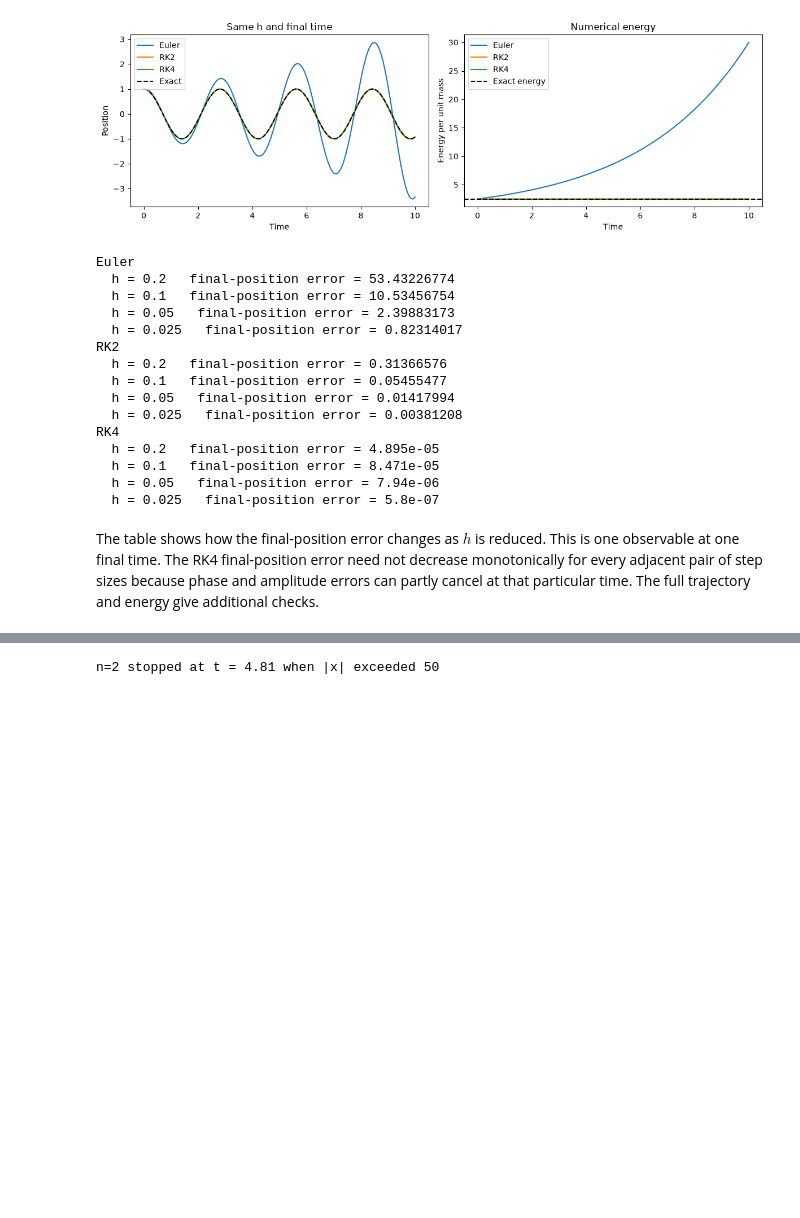
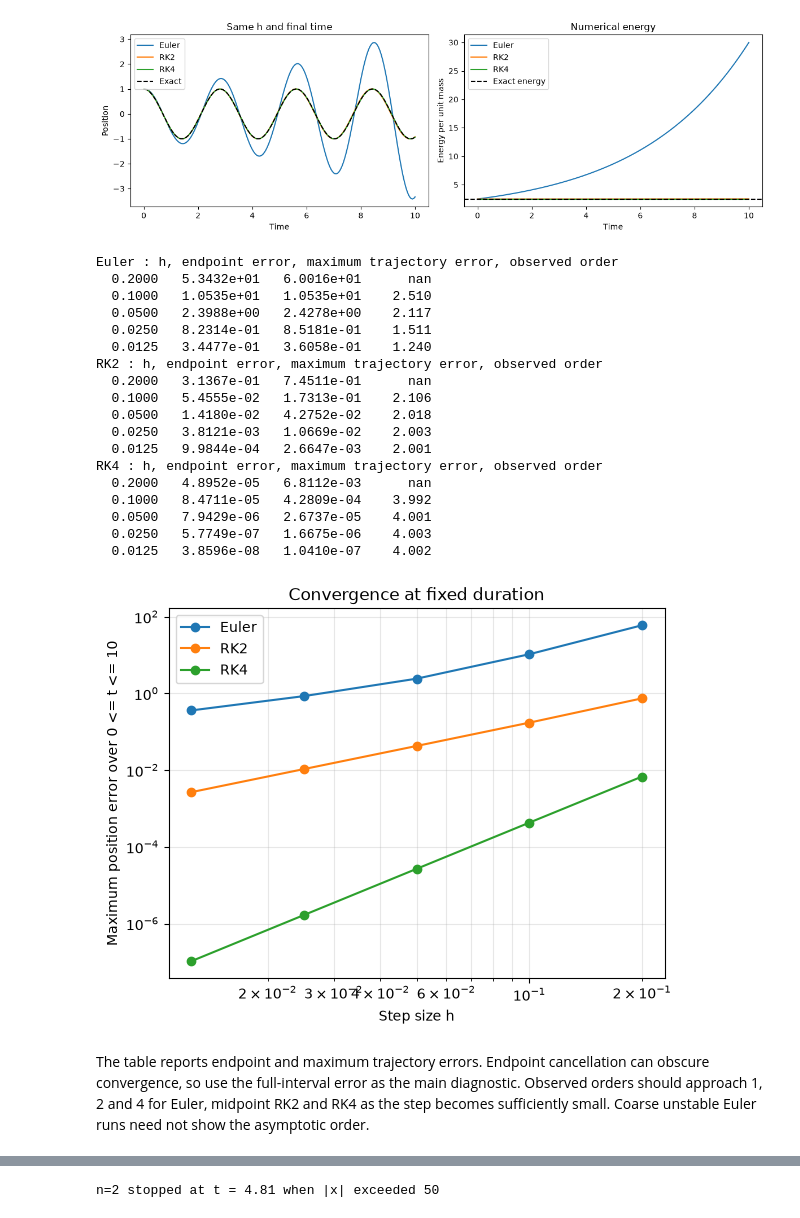
Before and after one commit to maryamahsan-codes/Math-Methods-for-Physicists-Python, a Jupyter notebook: 2_Differential Equations/2A_Oscillators_Euler_RK2_RK4_Verlet.ipynb, the cells around one changed output, grey strips where cells are left out. Cells and saved outputs as stored; diff of their text form; code cells hidden in the pictures; blank space fills up the shorter version.

```diff
--- a/2_Differential Equations/2A_Oscillators_Euler_RK2_RK4_Verlet.ipynb
+++ b/2_Differential Equations/2A_Oscillators_Euler_RK2_RK4_Verlet.ipynb
@@ -117,33 +130,58 @@ plt.tight_layout()
 plt.show()
 # %% [output]
 [figure]
-# %%
-exact_final = np.cos(np.sqrt(5)*10)
-step_sizes = [0.2, 0.1, 0.05, 0.025]
-for method in ['Euler', 'RK2', 'RK4']:
-    print(method)
-    for h in step_sizes:
-        steps = int(round(10/h))
-        t, x, v = sho(method, h, steps)
-        print('  h =', h, '  final-position error =', round(abs(x[-1] - exact_final), 8))
-# %% [output]
-Euler
-  h = 0.2   final-position error = 53.43226774
-  h = 0.1   final-position error = 10.53456754
-  h = 0.05   final-position error = 2.39883173
-  h = 0.025   final-position error = 0.82314017
-RK2
-  h = 0.2   final-position error = 0.31366576
-  h = 0.1   final-position error = 0.05455477
-  h = 0.05   final-position error = 0.01417994
-  h = 0.025   final-position error = 0.00381208
-RK4
-  h = 0.2   final-position error = 4.895e-05
-  h = 0.1   final-position error = 8.471e-05
-  h = 0.05   final-position error = 7.94e-06
-  h = 0.025   final-position error = 5.8e-07
-# %% [markdown]
-The table shows how the final-position error changes as $h$ is reduced. This is one observable at one final time. The RK4 final-position error need not decrease monotonically for every adjacent pair of step sizes because phase and amplitude errors can partly cancel at that particular time. The full trajectory and energy give additional checks.
+# %%
+# Hold duration fixed: reducing h must increase the number of steps.
+step_sizes = [0.2, 0.1, 0.05, 0.025, 0.0125]
+trajectory_errors = {}
+
+for method in ['Euler', 'RK2', 'RK4']:
+    print(method, ': h, endpoint error, maximum trajectory error, observed order')
+    previous_error = None
+    errors = []
+
+    for h in step_sizes:
+        t, x, v = sho(method, h, int(round(10/h)))
+        exact = np.cos(np.sqrt(5)*np.asarray(t))
+        error = np.abs(np.asarray(x)-exact)
+        max_error = np.max(error)
+
+        # Halving h gives error ratio about 2**p for a method of global order p.
+        order = np.nan if previous_error is None else np.log2(previous_error/max_error)
+        print(f'{h:8.4f} {error[-1]:12.4e} {max_error:12.4e} {order:8.3f}')
+        previous_error = max_error
+        errors.append(max_error)
+    trajectory_errors[method] = errors
+    plt.loglog(step_sizes, errors, 'o-', label=method)
+
+plt.xlabel('Step size h')
+plt.ylabel('Maximum position error over 0 <= t <= 10')
+plt.title('Convergence at fixed duration')
+plt.legend()
+plt.grid(True, which='both', alpha=0.3)
+plt.show()
+# %% [output]
+Euler : h, endpoint error, maximum trajectory error, observed order
+  0.2000   5.3432e+01   6.0016e+01      nan
+  0.1000   1.0535e+01   1.0535e+01    2.510
+  0.0500   2.3988e+00   2.4278e+00    2.117
+  0.0250   8.2314e-01   8.5181e-01    1.511
+  0.0125   3.4477e-01   3.6058e-01    1.240
+RK2 : h, endpoint error, maximum trajectory error, observed order
+  0.2000   3.1367e-01   7.4511e-01      nan
+  0.1000   5.4555e-02   1.7313e-01    2.106
+  0.0500   1.4180e-02   4.2752e-02    2.018
+  0.0250   3.8121e-03   1.0669e-02    2.003
+  0.0125   9.9844e-04   2.6647e-03    2.001
+RK4 : h, endpoint error, maximum trajectory error, observed order
+  0.2000   4.8952e-05   6.8112e-03      nan
+  0.1000   8.4711e-05   4.2809e-04    3.992
+  0.0500   7.9429e-06   2.6737e-05    4.001
+  0.0250   5.7749e-07   1.6675e-06    4.003
+  0.0125   3.8596e-08   1.0410e-07    4.002
+[figure, added]
+# %% [markdown]
+The table reports endpoint and maximum trajectory errors. Endpoint cancellation can obscure convergence, so use the full-interval error as the main diagnostic. Observed orders should approach 1, 2 and 4 for Euler, midpoint RK2 and RK4 as the step becomes sufficiently small. Coarse unstable Euler runs need not show the asymptotic order.
 # %% [markdown]
 ## 3. RK4 for nonlinear restoring laws: $n=1,2,3$
 
```
Also changed, not shown: parts of 13 cells of this notebook.
